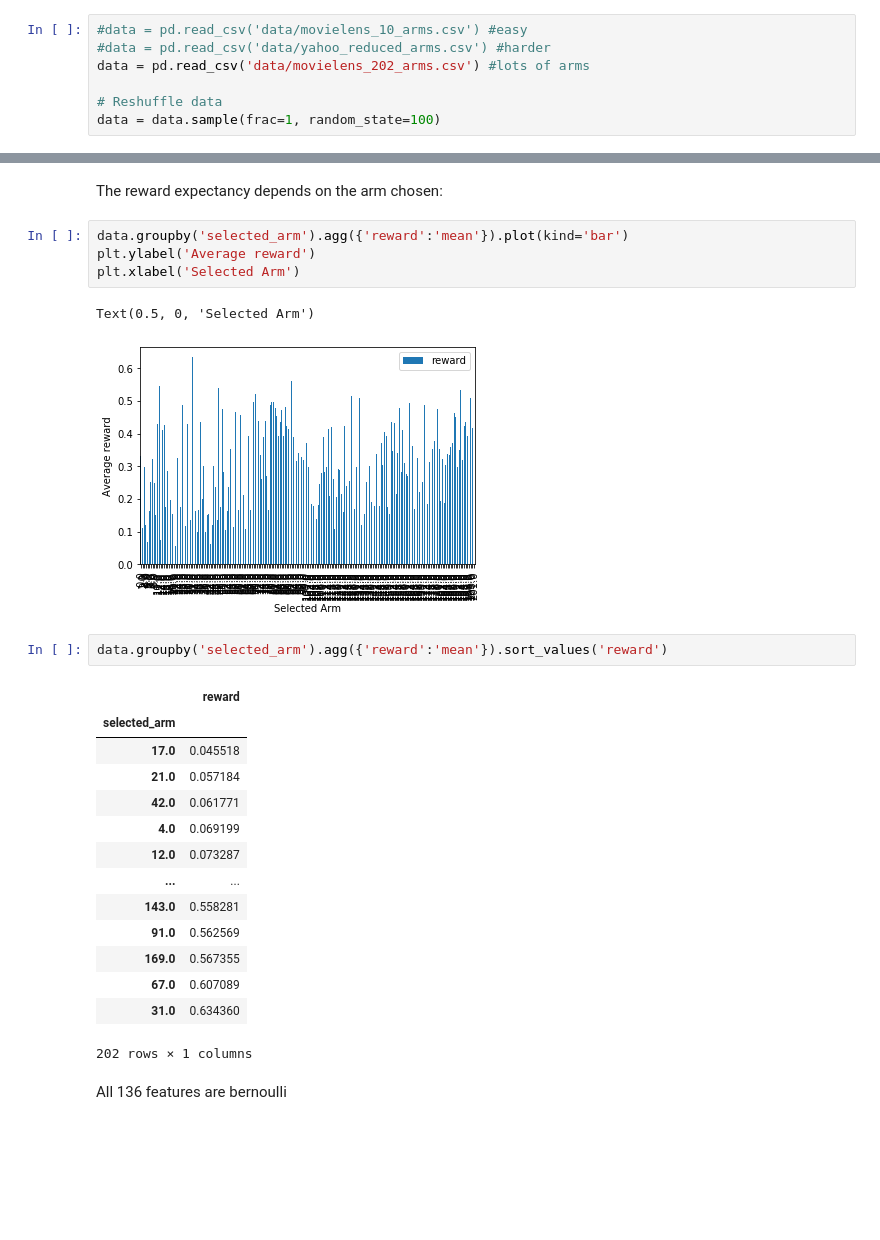
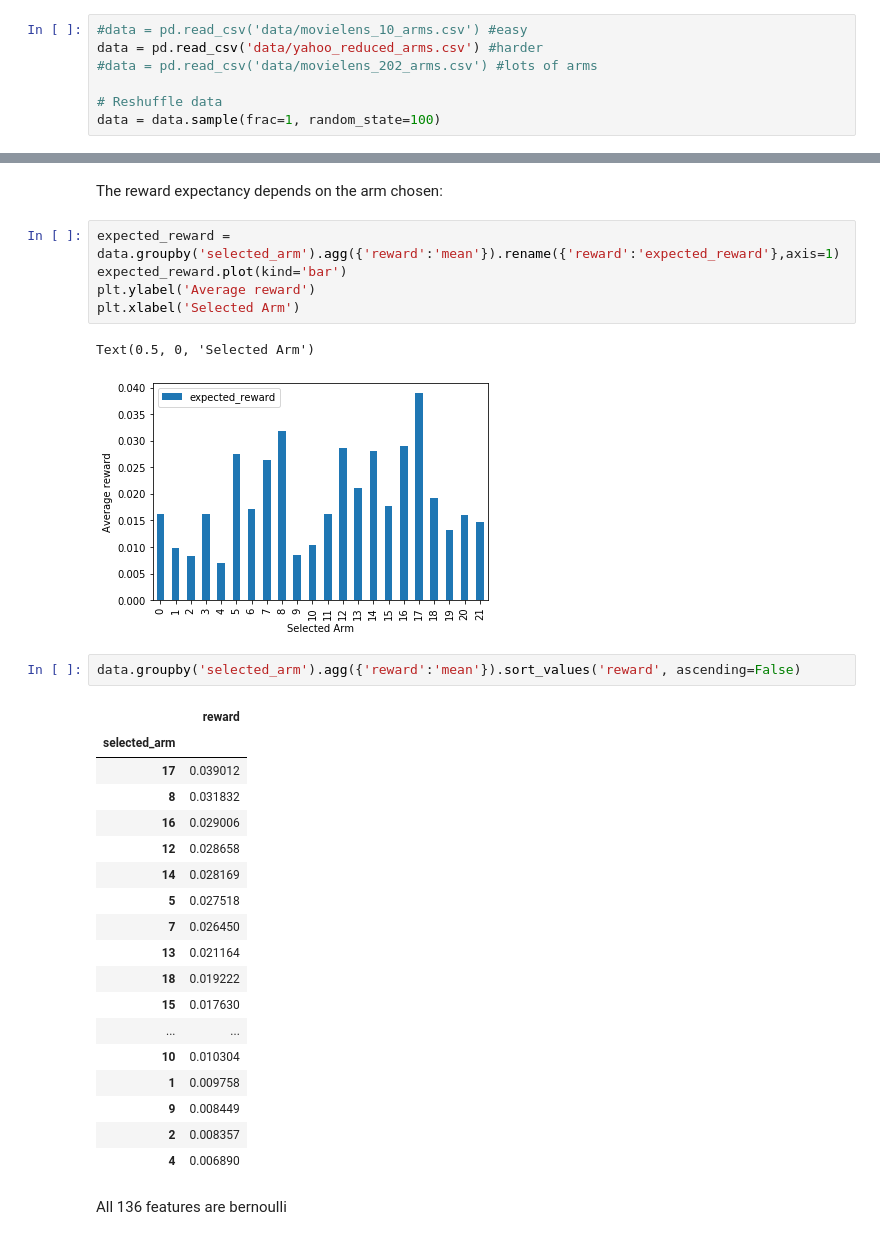
Before and after one commit to liamkesatoran/bandits, a Jupyter notebook: notebooks/Non_Contextual_Bandits.ipynb, the cells around one changed output, grey strips where cells are left out. Drawn from its saved outputs; the diff is of its cells as text; blank space fills up the shorter version.

```diff
--- a/notebooks/Non_Contextual_Bandits.ipynb
+++ b/notebooks/Non_Contextual_Bandits.ipynb
@@ -14,8 +14,8 @@ np.random.seed(100)
 from src.agents import *
 # %%
 #data = pd.read_csv('data/movielens_10_arms.csv') #easy
-#data = pd.read_csv('data/yahoo_reduced_arms.csv') #harder
-data = pd.read_csv('data/movielens_202_arms.csv') #lots of arms
+data = pd.read_csv('data/yahoo_reduced_arms.csv') #harder
+#data = pd.read_csv('data/movielens_202_arms.csv') #lots of arms
 
 # Reshuffle data
 data = data.sample(frac=1, random_state=100)
@@ -78,29 +78,34 @@ Name: reward, dtype: float64
 # %% [markdown]
 The reward expectancy depends on the arm chosen:
 # %%
-data.groupby('selected_arm').agg({'reward':'mean'}).plot(kind='bar')
+expected_reward = data.groupby('selected_arm').agg({'reward':'mean'}).rename({'reward':'expected_reward'},axis=1)
+expected_reward.plot(kind='bar')
 plt.ylabel('Average reward')
 plt.xlabel('Selected Arm')
 # %% [output]
 Text(0.5, 0, 'Selected Arm')
-[figure, old version]
+[figure, new version]
 # %%
-data.groupby('selected_arm').agg({'reward':'mean'}).sort_values('reward')
+data.groupby('selected_arm').agg({'reward':'mean'}).sort_values('reward', ascending=False)
 # %% [output]
 |  | reward |
 | selected_arm |  |
-| 17.0 | 0.045518 |
-| 21.0 | 0.057184 |
-| 42.0 | 0.061771 |
-| 4.0 | 0.069199 |
-| 12.0 | 0.073287 |
+| 17 | 0.039012 |
+| 8 | 0.031832 |
+| 16 | 0.029006 |
+| 12 | 0.028658 |
+| 14 | 0.028169 |
+| 5 | 0.027518 |
+| 7 | 0.026450 |
+| 13 | 0.021164 |
+| 18 | 0.019222 |
+| 15 | 0.017630 |
 | ... | ... |
-| 143.0 | 0.558281 |
-| 91.0 | 0.562569 |
-| 169.0 | 0.567355 |
-| 67.0 | 0.607089 |
-| 31.0 | 0.634360 |
+| 10 | 0.010304 |
+| 1 | 0.009758 |
+| 9 | 0.008449 |
+| 2 | 0.008357 |
+| 4 | 0.006890 |
-202 rows × 1 columns
 # %% [markdown]
 All 136 features are bernoulli
 # %% [markdown]
```
Also changed, not shown: parts of 60 cells of this notebook.
